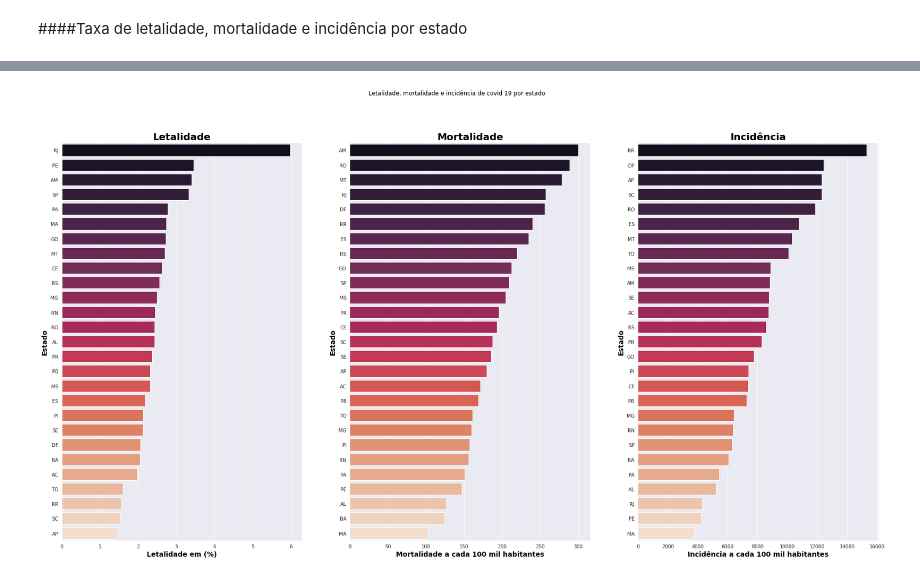
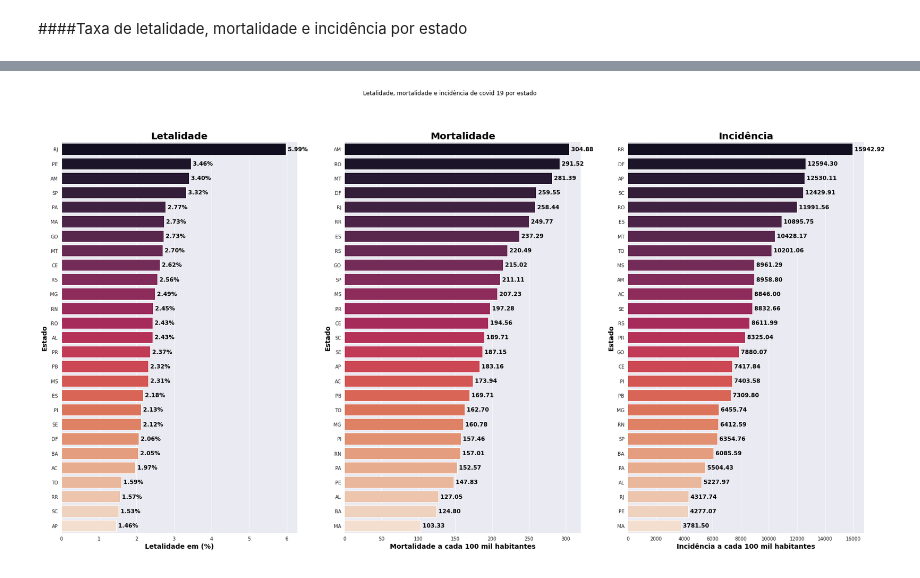
Before and after one commit to marcoantonioafernandes/bootcamp_data_science_projetos, a Jupyter notebook: Projeto1.ipynb, the cells around one changed output, grey strips where cells are left out. Saved outputs shown, nothing was run; the diff lists cells and outputs as text; code cells hidden in the pictures.

```diff
--- a/Projeto1.ipynb
+++ b/Projeto1.ipynb
@@ -1006,0 +1066,3 @@ plt.xlabel("Óbitos confirmados", fontdict=axis_font);
+# %%
+data_by_state['confirmed_by_100k'] = 100000*data_by_state['new_confirmed']/data_by_state['estimated_population_2019']
+data_by_state.head()
@@ -1006,0 +1076,3 @@ plt.xlabel("Óbitos confirmados", fontdict=axis_font);
+# %%
+data_by_state['deaths_by_100k'] = 100000*data_by_state['new_deaths']/data_by_state['estimated_population_2019']
+data_by_state.head()
@@ -1035,10 +1152,0 @@ population_by_state.sum()
-# %%
-df = pd.DataFrame(population_by_state)
-df["estimated_population"] = df.estimated_population.astype(int)
-df.sort_values("estimated_population", ascending=False, inplace=True)
-
-
-data_by_state.set_index("state", inplace=True)
-data_by_state = data_by_state.join(df, how="inner")
-# data_by_state = data_by_state.join(df, how="inner", lsuffix="state", rsuffix="state")
-data_by_state.head()
@@ -1074,7 +1162,7 @@ data_by_state.head()
 # %%
 data_by_state["letality"] = data_by_state["new_deaths"]/data_by_state["new_confirmed"]*100
-data_by_state["mortality"] = data_by_state["new_deaths"]/data_by_state["estimated_population"]*100000
-data_by_state["incidence"] = data_by_state["new_confirmed"]/data_by_state["estimated_population"]*100000
+data_by_state["mortality"] = data_by_state["new_deaths"]/data_by_state["estimated_population_2019"]*100000
+data_by_state["incidence"] = data_by_state["new_confirmed"]/data_by_state["estimated_population_2019"]*100000
 data_by_state = data_by_state.reset_index()
 data_by_state[["letality", "mortality", "incidence"]].sort_values("letality", ascending=True).head()
 # %% [output]
@@ -1105,31 +1181,46 @@ title_font = {
         'weight': 'bold',
         'size': 20,
         }
 
 axis_font = {
   'color':  'black',
   'weight': 'bold',
   'size': 14,
 }
 
+label = {
+  'color':  'black',
+  'weight': 'bold',
+  'size': 12,
+}
+
+letlaity_order = data_by_state['letality']
+
 fig.suptitle('Letalidade, mortalidade e incidência de covid 19 por estado', fontdict=title_font)
 
 data_by_state = data_by_state.sort_values("letality", ascending=False)
+# data_by_state
 sns.barplot(ax=axes[0], data=data_by_state, x="letality", y="state", palette=palette)
 axes[0].set_title('Letalidade', fontdict=title_font)
 axes[0].set_ylabel('Estado',  fontdict=axis_font)
 axes[0].set_xlabel('Letalidade em (%)',  fontdict=axis_font)
+for index, row in data_by_state.reset_index().iterrows():
+  axes[0].text(row.letality, index, (' {:.2f}%').format(row.letality), fontdict=label, ha='left', va="center")
 
 data_by_state = data_by_state.sort_values("mortality", ascending=False)
 sns.barplot(ax=axes[1], data=data_by_state, x="mortality", y="state", palette=palette)
 axes[1].set_title('Mortalidade', fontdict=title_font)
 axes[1].set_ylabel('Estado', fontdict=axis_font)
 axes[1].set_xlabel('Mortalidade a cada 100 mil habitantes', fontdict=axis_font);
+for index, row in data_by_state.reset_index().iterrows():
+  axes[1].text(row.mortality, index, (' {:.2f}').format(row.mortality), fontdict=label, ha='left', va="center")
 
 data_by_state = data_by_state.sort_values("incidence", ascending=False)
 sns.barplot(ax=axes[2], data=data_by_state, x="incidence", y="state", palette=palette)
 axes[2].set_title('Incidência', fontdict=title_font)
 axes[2].set_ylabel('Estado', fontdict=axis_font)
 axes[2].set_xlabel('Incidência a cada 100 mil habitantes', fontdict=axis_font);
+for index, row in data_by_state.reset_index().iterrows():
+  axes[2].text(row.incidence, index, (' {:.2f}').format(row.incidence), fontdict=label, ha='left', va="center")
 # %% [output]
-[figure, old version]
+[figure, new version]
```
Also changed, not shown: parts of 18 cells of this notebook.
